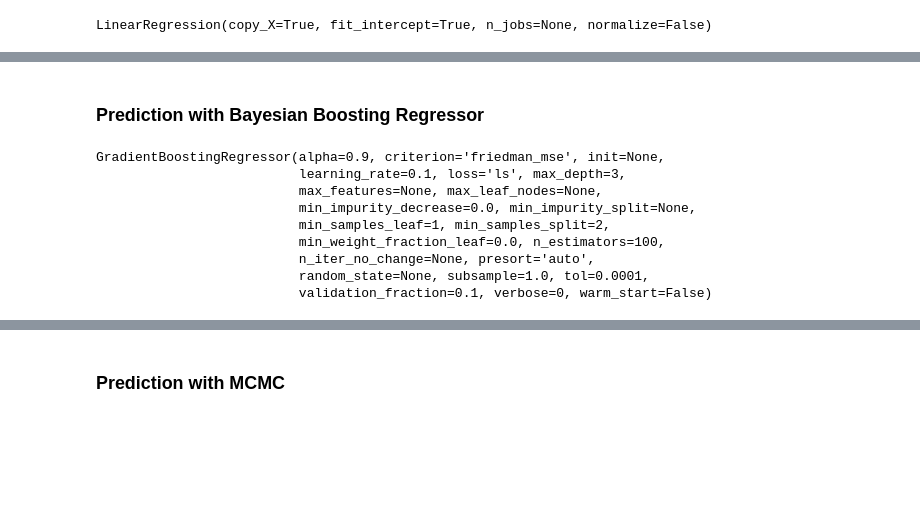
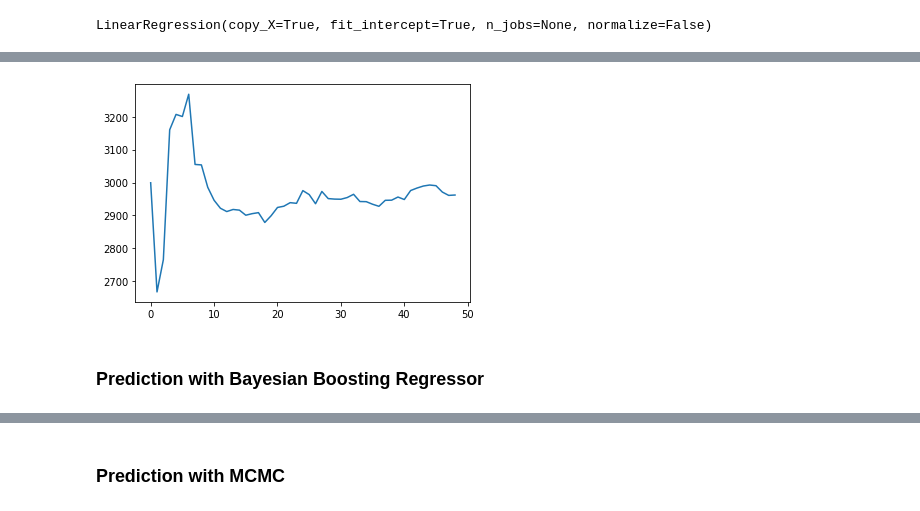
Before and after one commit to dorranh/log-curve-predict, a Jupyter notebook: notebooks/CurveFit.ipynb, the cells around one changed output, grey strips where cells are left out. Saved outputs shown, nothing was run; the diff lists cells and outputs as text; code cells hidden in the pictures; blank space fills up the shorter version.

```diff
--- a/notebooks/CurveFit.ipynb
+++ b/notebooks/CurveFit.ipynb
@@ -212,19 +231,20 @@ hist_args = plt.hist(perf, bins=20)
+# %%
+# Another test where we increase the number of training wells, taken from the initial dataset (not normalized)
+perf_curve = []
+welln_train_sample2 = random.choices(curve_df.well.unique(),k=51)
+welln_test_sample2 = welln_train_sample2[50]
+welln_train_sample2 = welln_train_sample2[0:49]
+for i in range(1,50):
+    welln_train_sample2i=welln_train_sample2[0:i]
+    train_curve_sample2 = curve_df[curve_df.well.isin(welln_train_sample2i)]
+    test_curve_sample2 = curve_df[curve_df.well == welln_test_sample2]
+    X, y = train_curve_sample2[features], train_curve_sample2[target]
+    X_test, y_test = test_curve_sample2[features], test_curve_sample2[target]
+    reg_sample2 = linear_model.LinearRegression(fit_intercept=True)
+    reg_sample2.fit(X, y.values.ravel())
+    perf_curve.append(mean_squared_error(reg_sample2.predict(X_test), y_test.values.ravel()))
+hist_args = plt.plot(perf_curve)
+# %% [output]
+[figure, added]
 # %% [markdown]
 ### Prediction with Bayesian Boosting Regressor
-# %%
-#Here we are selecting the proper columns for training and evaluating the model
-X = train_curves[features]
-y = train_curves[target]
-
-gbr_reg = GradientBoostingRegressor()
-gbr_reg.fit(X, y)
-# %% [output]
-GradientBoostingRegressor(alpha=0.9, criterion='friedman_mse', init=None,
-                          learning_rate=0.1, loss='ls', max_depth=3,
-                          max_features=None, max_leaf_nodes=None,
-                          min_impurity_decrease=0.0, min_impurity_split=None,
-                          min_samples_leaf=1, min_samples_split=2,
-                          min_weight_fraction_leaf=0.0, n_estimators=100,
-                          n_iter_no_change=None, presort='auto',
-                          random_state=None, subsample=1.0, tol=0.0001,
-                          validation_fraction=0.1, verbose=0, warm_start=False)
```
Also changed, not shown: parts of 19 cells of this notebook, 5 other files.
